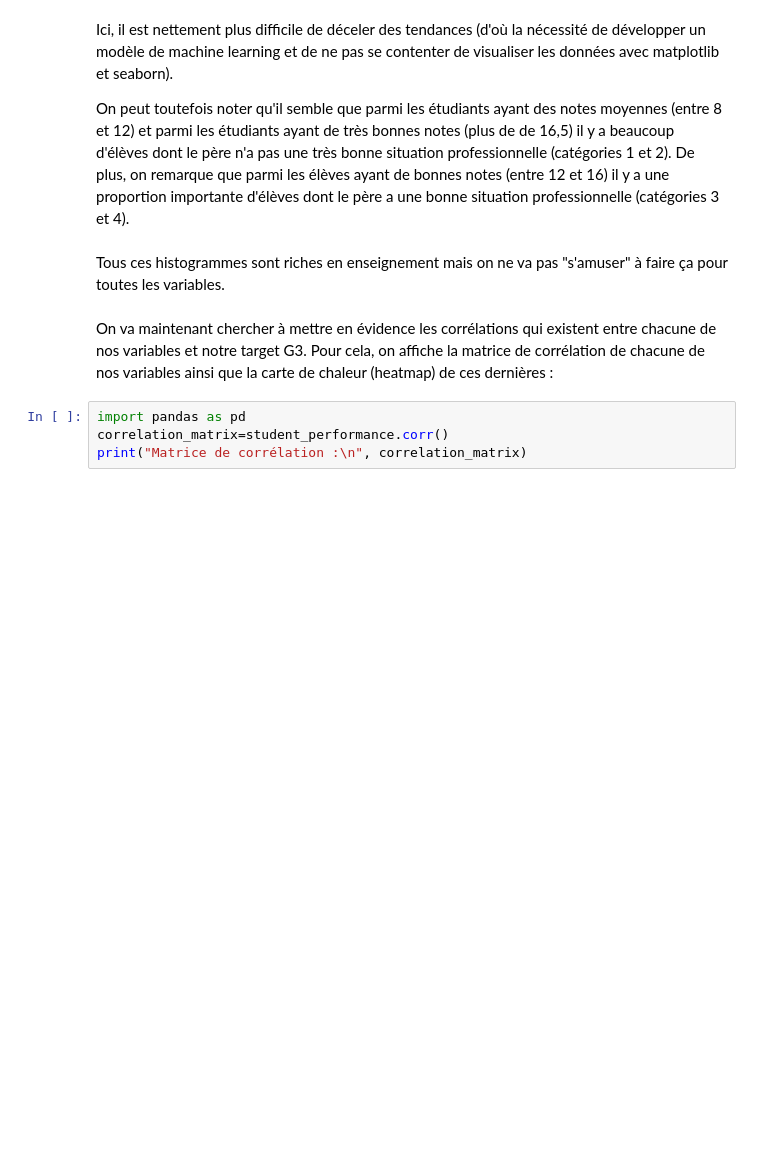
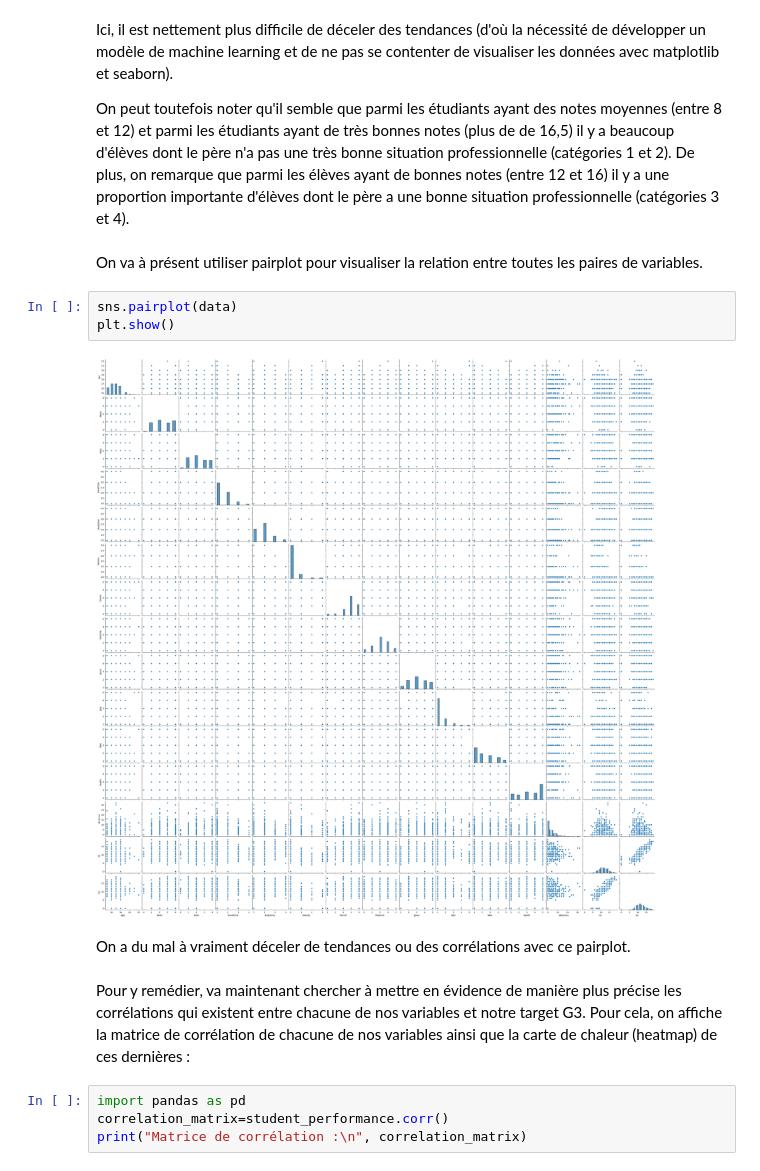
Before and after one commit to MarineDelabaere/Projet_ML_UE_AAA, a Jupyter notebook: ML_Project_UE_D_AAA.ipynb, the cells around one changed output. Cells and saved outputs as stored; diff of their text form; blank space fills up the shorter version.

```diff
--- a/ML_Project_UE_D_AAA.ipynb
+++ b/ML_Project_UE_D_AAA.ipynb
@@ -132,10 +187,17 @@ sns.histplot(
 Ici, il est nettement plus difficile de déceler des tendances (d'où la nécessité de développer un modèle de machine learning et de ne pas se contenter de visualiser les données avec matplotlib et seaborn).
 
 On peut toutefois noter qu'il semble que parmi les étudiants ayant des notes moyennes (entre 8 et 12) et parmi les étudiants ayant de très bonnes notes (plus de de 16,5) il y a beaucoup d'élèves dont le père n'a pas une très bonne situation professionnelle (catégories 1 et 2). De plus, on remarque que parmi les élèves ayant de bonnes notes (entre 12 et 16) il y a une proportion importante d'élèves dont le père a une bonne situation professionnelle (catégories 3 et 4).
-# %% [markdown]
-Tous ces histogrammes sont riches en enseignement mais on ne va pas "s'amuser" à faire ça pour toutes les variables.
+# %% [markdown]
+On va à présent utiliser pairplot pour visualiser la relation entre toutes les paires de variables.
+# %%
+sns.pairplot(data)
+plt.show()
+# %% [output]
+[figure, added]
+# %% [markdown]
+On a du mal à vraiment déceler de tendances ou des corrélations avec ce pairplot.
 # %% [markdown]
-On va maintenant chercher à mettre en évidence les corrélations qui existent entre chacune de nos variables et notre target  G3.
+Pour y remédier, va maintenant chercher à mettre en évidence de manière plus précise les corrélations qui existent entre chacune de nos variables et notre target  G3.
 Pour cela, on affiche la matrice de corrélation de chacune de nos variables ainsi que la carte de chaleur (heatmap) de ces dernières :
 # %%
 import pandas as pd
```
Also changed, not shown: parts of 46 cells of this notebook.
